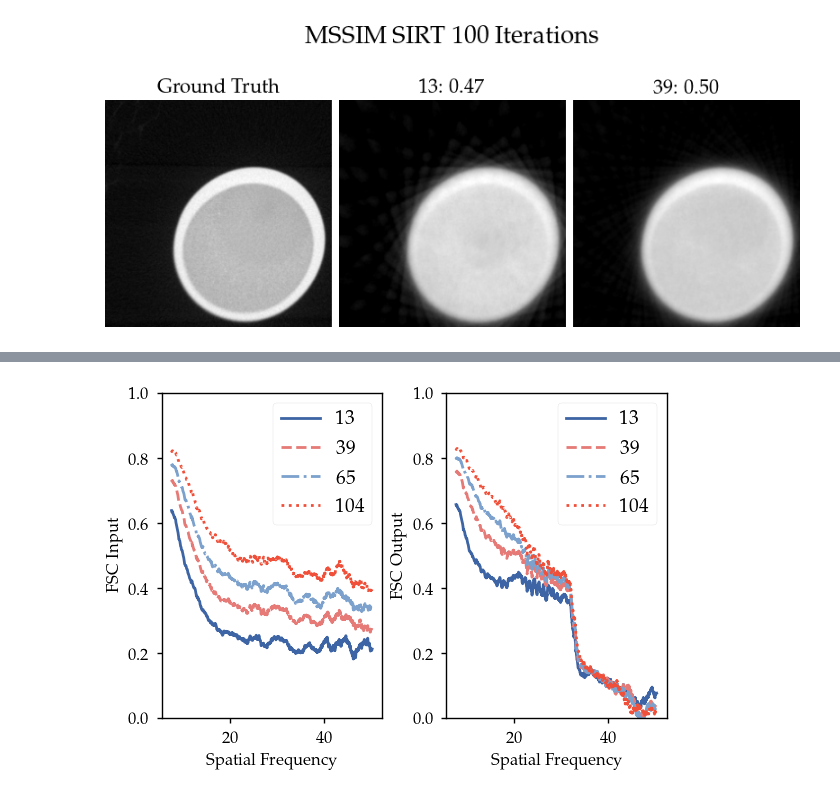
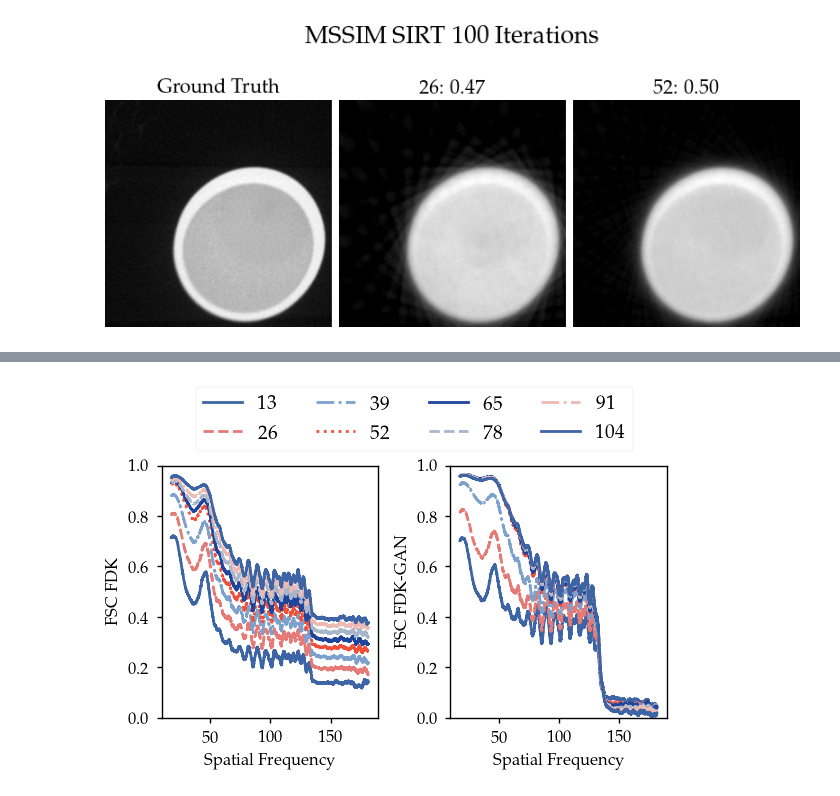
Before and after one commit to RubenDragland/4D_CT, a Jupyter notebook: Analysis/hourglass_inference_4D.ipynb, the cells around one changed output, grey strips where cells are left out. Cells and saved outputs as stored; diff of their text form; code cells hidden in the pictures.

```diff
--- a/Analysis/hourglass_inference_4D.ipynb
+++ b/Analysis/hourglass_inference_4D.ipynb
@@ -47,24 +47,40 @@ crossections = {
 identifiers = [
     "gt",
     "Rec_0_1_fdk",
+    "Rec_0_2_fdk",
     "Rec_0_3_fdk",
+    "Rec_0_4_fdk",
     "Rec_0_5_fdk",
+    "Rec_0_6_fdk",
+    "Rec_0_7_fdk",
     "Rec_0_8_fdk",
     "Rec_0_1_fdk_enhanced_800512512",
+    "Rec_0_2_fdk_enhanced_800512512",
     "Rec_0_3_fdk_enhanced_800512512",
+    "Rec_0_4_fdk_enhanced_800512512",
     "Rec_0_5_fdk_enhanced_800512512",
+    "Rec_0_6_fdk_enhanced_800512512",
+    "Rec_0_7_fdk_enhanced_800512512",
     "Rec_0_8_fdk_enhanced_800512512",
 
 ]
 keys = [
     "gt",
     "13",
+    "26",
     "39",
+    "52",
     "65",
+    "78",
+    "91",
     "104",
     "13_enhanced",
+    "26_enhanced",
     "39_enhanced",
+    "52_enhanced",
     "65_enhanced",
+    "78_enhanced",
+    "91_enhanced",
     "104_enhanced",
 ]
 
@@ -293,21 +311,21 @@ plot_slice_grid(
 [figure]
 # %%
 h=160
-itgt_norm = (it_crossections["gt"][h] - np.min(it_crossections["gt"]) ) / (np.max(it_crossections["gt"]) - np.min(it_crossections["gt"]))
-itin_norm = (it_crossections["13"][h] - np.min(it_crossections["13"]) ) / (np.max(it_crossections["13"]) - np.min(it_crossections["13"]))
-itout_norm = (it_crossections["39"][h] - np.min(it_crossections["39"]) ) / (np.max(it_crossections["39"]) - np.min(it_crossections["39"]))
+itgt_norm = (it_crossections["gt"][h] )#- np.min(it_crossections["gt"]) ) / (np.max(it_crossections["gt"]) - np.min(it_crossections["gt"]))
+itin_norm = (it_crossections["26"][h] )#- np.min(it_crossections["13"]) ) / (np.max(it_crossections["13"]) - np.min(it_crossections["13"]))
+itout_norm = (it_crossections["52"][h])# - np.min(it_crossections["39"]) ) / (np.max(it_crossections["39"]) - np.min(it_crossections["39"]))
 
 _, itpsin = evaluate( itgt_norm, itin_norm, normalise=False)
 _,itpsout = evaluate(itgt_norm,itout_norm, normalise=False)
 
 imgs = [itin_norm, itout_norm]
-labels = ["13 Projections", "39 Projections"]
+labels = ["26 Projections", "52 Projections"]
 plot_line_profile(imgs, labels, itgt_norm, idxs= [128, 129, 10,255], folder="Hourglass4D", title="Lineprofile SIRT 100 Iterations", savefig=True, savefile="Hourglass4D_line_profile_SIRT")
 
 
 plot_slice_grid(
     [-itgt_norm + itin_norm, -itgt_norm + itout_norm],
-    [f"13 PSNR: {itpsin:.2f}", f"39 PSNR: {itpsout:.2f}"],
+    [f"26 PSNR: {itpsin:.2f}", f"52 PSNR: {itpsout:.2f}"],
     bar=False,
     folder ="Hourglass4D",
     suptitle=None,
@@ -438,34 +468,35 @@ outputs_enhanced = [FSC(gt_3D[tot//2-evsize//2: tot//2+evsize//2, tot//2-evsize/
 # %%
-def plot_fsc(outputs, outputs_enhanced, uniques, fq_keys, filter = 50, ylabel1= "FSC Input", ylabel2="FSC Output", save=False, folder="Hourglass4D", savefile="FSC"):
+def plot_fsc1(outputs, outputs_enhanced, uniques, fq_keys, filter = 50, ylabel1= "FSC Input", ylabel2="FSC Output", save=False, folder="Hourglass4D", savefile="FSC"):
 
-    fig, (ax,axe) = plt.subplots(1,2)
+    fig, (ax,axe) = plt.subplots(1,2, sharey=True)
     ax.set_xlabel("Spatial Frequency")
     ax.set_ylabel(ylabel1)
     # ax.set_xlim(0, 100)
     axe.set_xlabel("Spatial Frequency")
     axe.set_ylabel(ylabel2)
 
     for i, (fscr, uniques) in enumerate(outputs):
         # ax.plot(uniques, fscr.real, label="13 Projections")
         ax.plot(uniques[filter:-filter], [np.mean(fscr.real[i-filter:i+filter]) for i in range(filter, len(fscr.real)-filter)], label=fq_keys[i])
 
-    ax.legend()
+    # ax.legend()
 
     for i, (fscr, uniques) in enumerate(outputs_enhanced):
 
         axe.plot(uniques[filter:-filter], [np.mean(fscr.real[i-filter:i+filter]) for i in range(filter, len(fscr.real)-filter)], label=fq_keys[i])
 
-    axe.legend()
+    handles, labels = ax.get_legend_handles_labels()
+    fig.legend(handles, labels, bbox_to_anchor=(0.5, 1.1), loc="center", borderaxespad=0., ncol=len(ax.lines)//2  )
 
     ax.set_ylim(0,1)
     axe.set_ylim(0,1)
 
     if save:
-        plt.savefig(fr"../Results/{folder}/{savefile}.pdf", format="pdf")
+        plt.savefig(fr"../Results/{folder}/{savefile}.pdf", format="pdf", bbox_inches="tight")
 
 
     plt.show()
 
-plot_fsc(outputs, outputs_enhanced, uniques, fq_keys, filter=50, ylabel1="FSC Input", ylabel2="FSC Output", save=False, folder="Hourglass4D", savefile="FSC_Hourglass4D_enhancement")
+plot_fsc(outputs, outputs_enhanced, uniques, fq_keys, filter=265, ylabel1="FSC FDK", ylabel2="FSC FDK-GAN", save=True, folder="Hourglass4D", savefile="FSC_Hourglass4D_enhancement", ncols=4)
 # %% [output]
-[figure, old version]
+[figure, new version]
```
Also changed, not shown: parts of 17 cells of this notebook, 9 other files.
